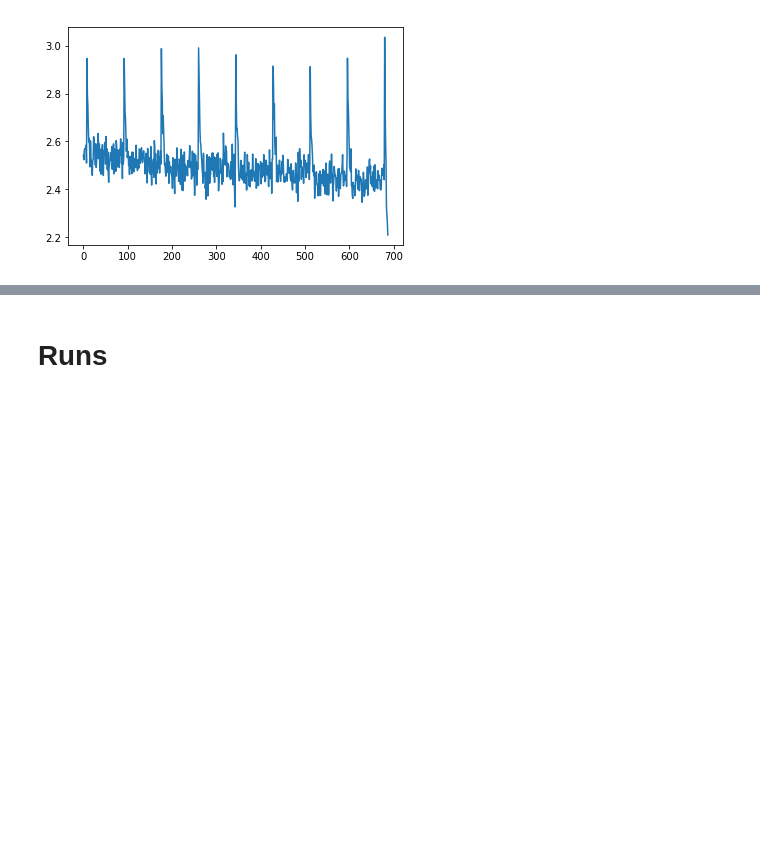
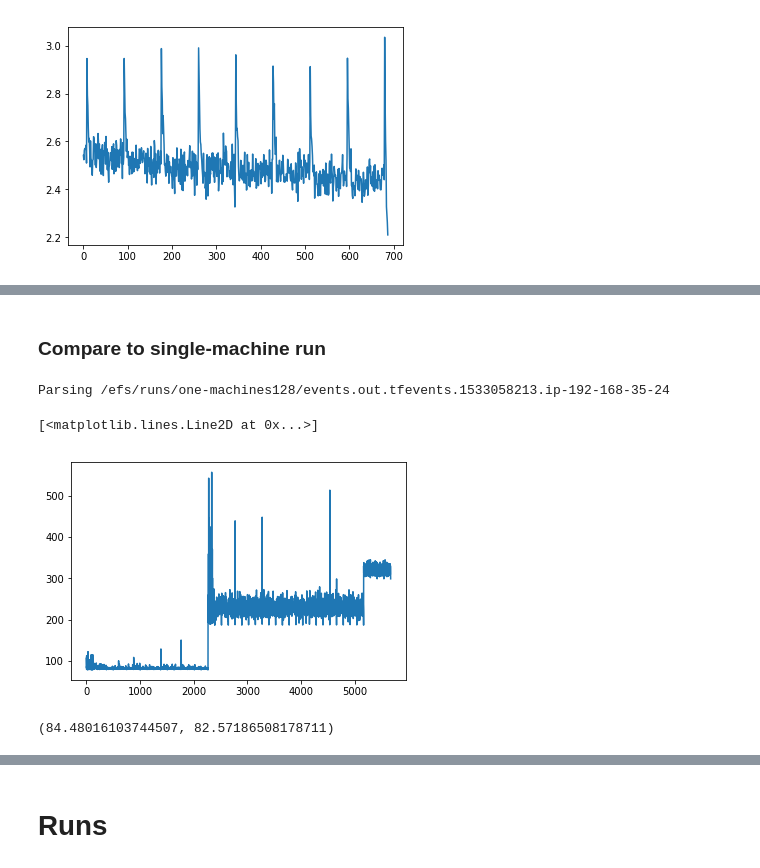
Before and after one commit to diux-dev/cluster, a Jupyter notebook: pytorch/recipes-yaroslav-va.ipynb, the cells around one changed output, grey strips where cells are left out. Cells and saved outputs as stored; diff of their text form; code cells hidden in the pictures; blank space fills up the shorter version.

```diff
--- a/pytorch/recipes-yaroslav-va.ipynb
+++ b/pytorch/recipes-yaroslav-va.ipynb
@@ -162,0 +186,16 @@ peak_pos = sorted(pos_top(list(events2.values())[1000:], 9))
+# %% [markdown]
+### Compare to single-machine run
+# %%
+# Get test losses with timestamps
+events_dict=get_events('one-machines128')
+events = events_dict['time/step_ms']
+times = list(events.values())
+plt.plot(times)
+# %% [output]
+Parsing /efs/runs/one-machines128/events.out.tfevents.1533058213.ip-192-168-35-24
+[<matplotlib.lines.Line2D at 0x...>]
+[figure, added]
+# %%
+np.mean(times[:400]), np.median(times[:400])
+# %% [output]
+(84.48016103744507, 82.57186508178711)
```
Also changed, not shown: parts of 10 cells of this notebook.
